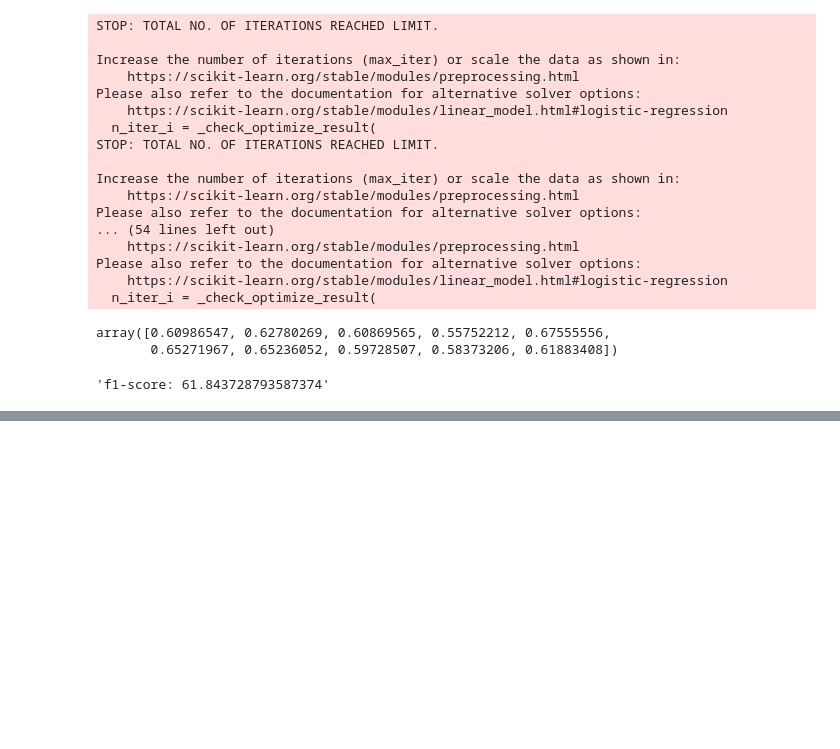
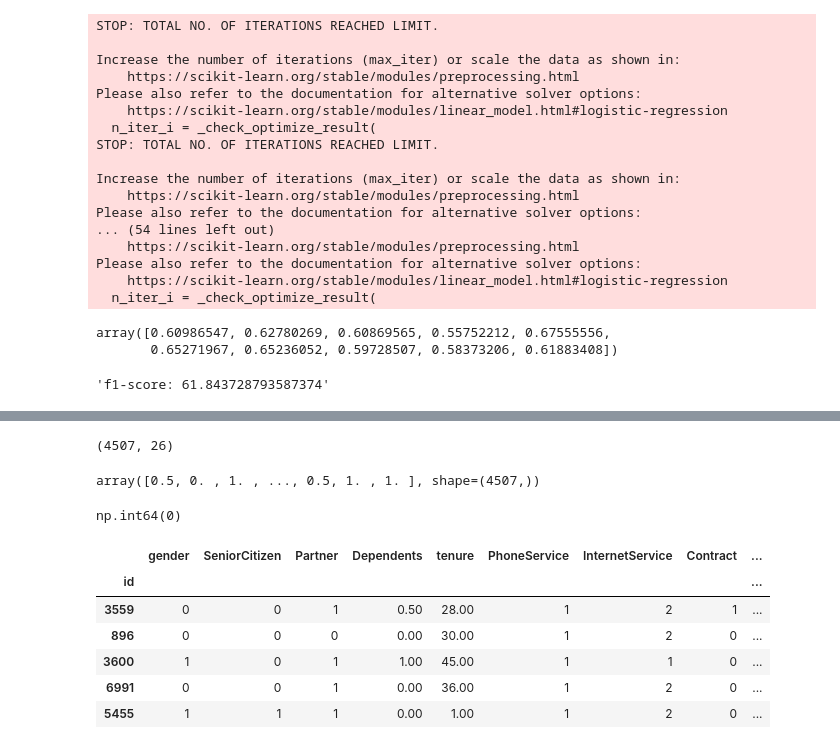
Before and after one commit to luismendoncafsilva/Supervised_Classification_Project, a Jupyter notebook: churn_analysis.ipynb, the cells around one changed output, grey strips where cells are left out. Saved outputs shown, nothing was run; the diff lists cells and outputs as text; code cells hidden in the pictures; blank space fills up the shorter version.

```diff
--- a/churn_analysis.ipynb
+++ b/churn_analysis.ipynb
@@ -905,0 +910,3 @@ f'f1-score: {media_f1_lr2*100}'
+# %%
+X_treino['Dependents'] = X_treino_original['Dependents']
+X_treino['Dependents'].isnull().sum()
@@ -905,0 +935,6 @@ f'f1-score: {media_f1_lr2*100}'
+# %%
+from sklearn.impute import KNNImputer
+
+imputacao_knn = KNNImputer(n_neighbors=2)
+treino_imputado = imputacao_knn.fit_transform(X_treino)
+treino_imputado
@@ -905,0 +963,23 @@ f'f1-score: {media_f1_lr2*100}'
+# %%
+treino_imputado.shape
+# %% [output]
+(4507, 26)
+# %%
+treino_imputado[: , 3]
+# %% [output]
+array([0.5, 0. , 1. , ..., 0.5, 1. , 1. ], shape=(4507,))
+# %%
+X_treino['Dependents'] = treino_imputado[: , 3]
+X_treino['Dependents'].isnull().sum()
+# %% [output]
+np.int64(0)
+# %%
+X_treino.head()
+# %% [output]
+|  | gender | SeniorCitizen | Partner | Dependents | tenure | PhoneService | InternetService | Contract | ... |
+| id |  |  |  |  |  |  |  |  | ... |
+| 3559 | 0 | 0 | 1 | 0.50 | 28.00 | 1 | 2 | 1 | ... |
+| 896 | 0 | 0 | 0 | 0.00 | 30.00 | 1 | 2 | 0 | ... |
+| 3600 | 1 | 0 | 1 | 1.00 | 45.00 | 1 | 1 | 0 | ... |
+| 6991 | 0 | 0 | 1 | 0.00 | 36.00 | 1 | 2 | 0 | ... |
+| 5455 | 1 | 1 | 1 | 0.00 | 1.00 | 1 | 2 | 0 | ... |
```
Also changed, not shown: parts of 27 cells of this notebook.
